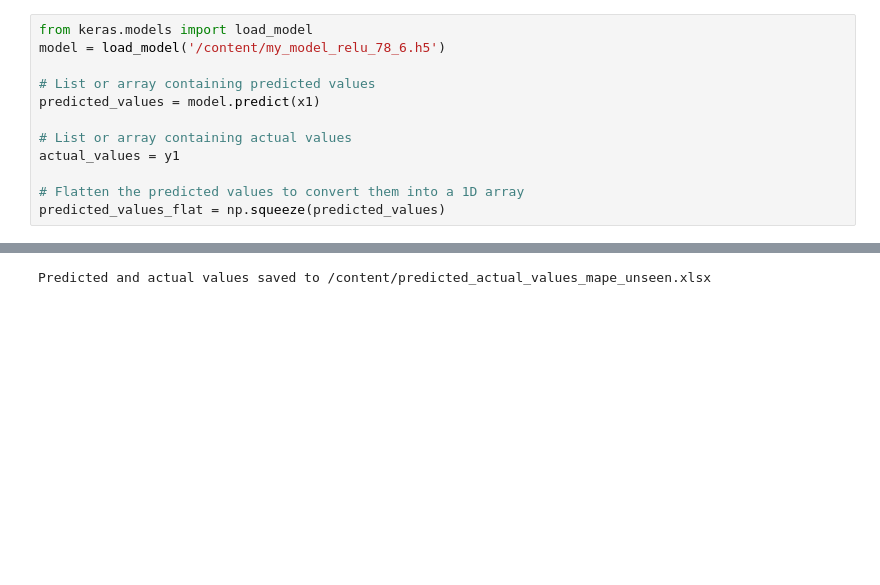
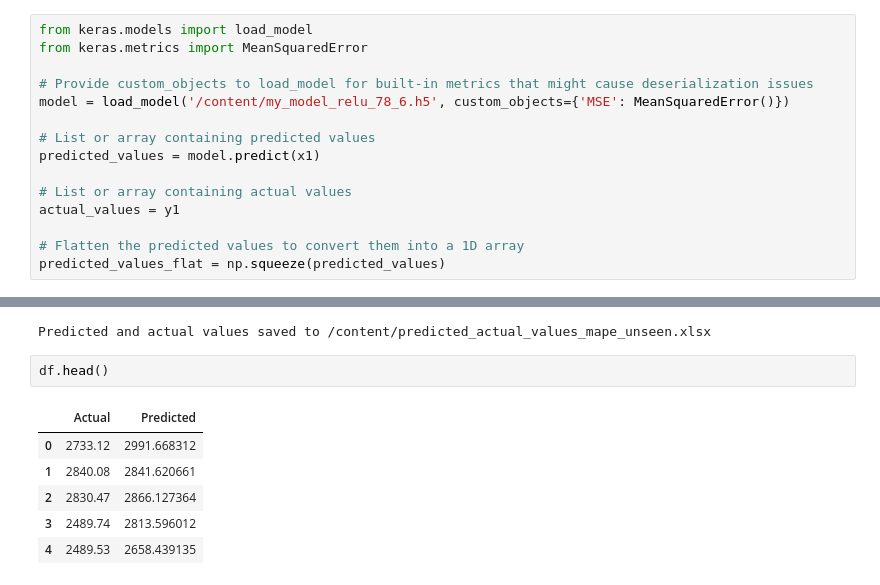
Before and after one commit to vvrgit/EV_Scheduling, a Jupyter notebook: Electricity_Price_Forecasting.ipynb, the cells around one changed output, grey strips where cells are left out. Cells and saved outputs as stored; diff of their text form; blank space fills up the shorter version.

```diff
--- a/Electricity_Price_Forecasting.ipynb
+++ b/Electricity_Price_Forecasting.ipynb
@@ -209,7 +215,10 @@ min_val = min_val[98]
 max_val = max_val[98]
 # %%
 from keras.models import load_model
-model = load_model('/content/my_model_relu_78_6.h5')
+from keras.metrics import MeanSquaredError
+
+# Provide custom_objects to load_model for built-in metrics that might cause deserialization issues
+model = load_model('/content/my_model_relu_78_6.h5', custom_objects={'MSE': MeanSquaredError()})
 
 # List or array containing predicted values
 predicted_values = model.predict(x1)
@@ -249,3 +259,12 @@ df.to_excel(file_path, index=False)
 print(f"Predicted and actual values saved to {file_path}")
 # %% [output]
 Predicted and actual values saved to /content/predicted_actual_values_mape_unseen.xlsx
+# %%
+df.head()
+# %% [output]
+|  | Actual | Predicted |
+| 0 | 2733.12 | 2991.668312 |
+| 1 | 2840.08 | 2841.620661 |
+| 2 | 2830.47 | 2866.127364 |
+| 3 | 2489.74 | 2813.596012 |
+| 4 | 2489.53 | 2658.439135 |
```
Also changed, not shown: parts of 6 cells of this notebook.
